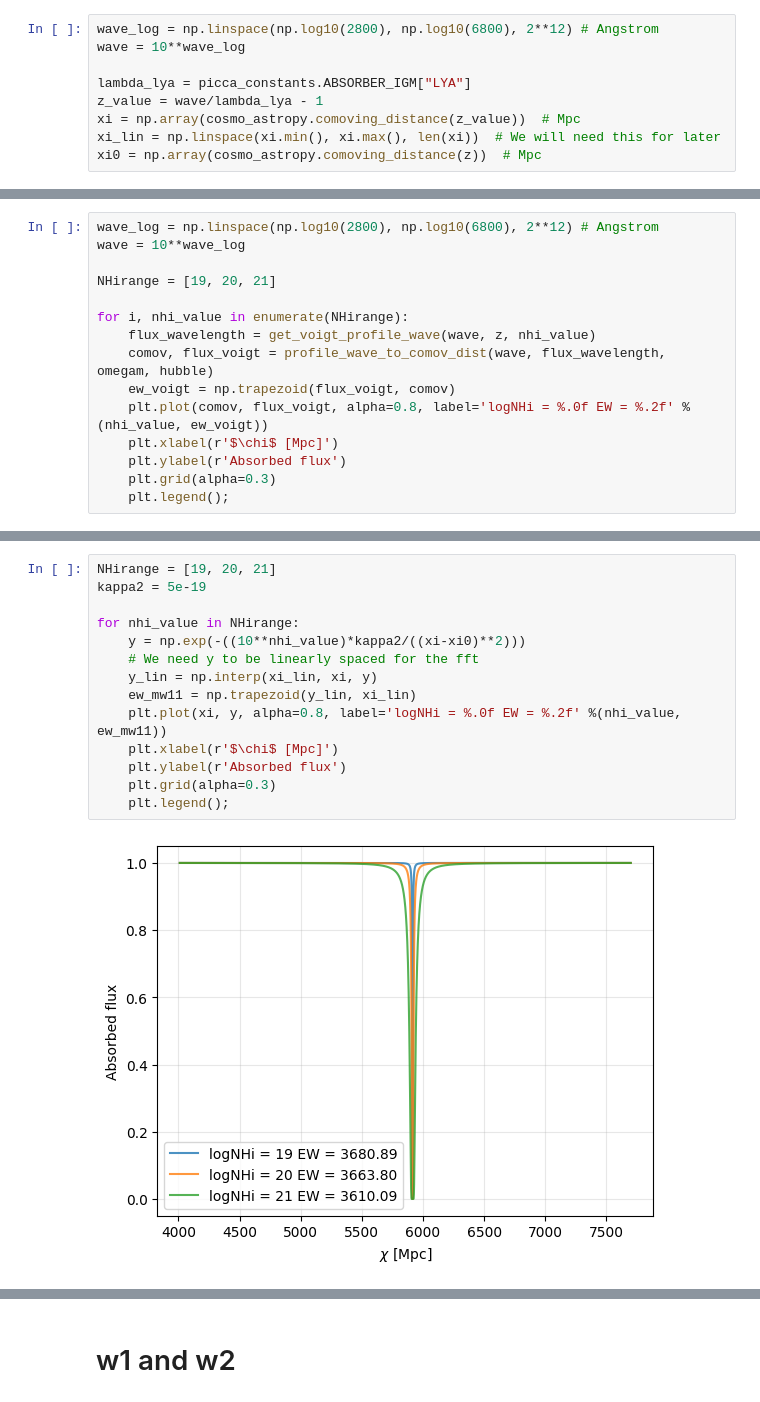
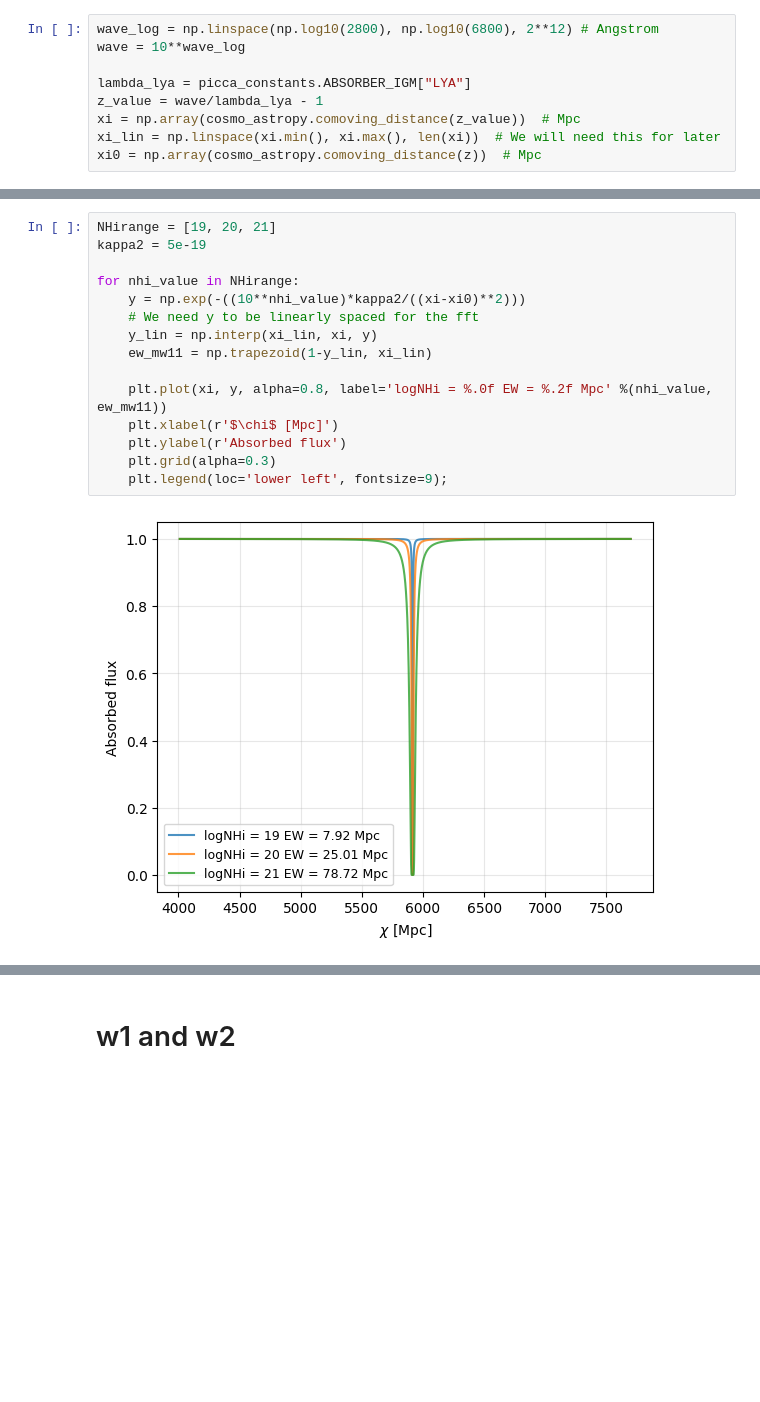
Before and after one commit to andreufont/astrid_hcd, a Jupyter notebook: MW11model/W1W2.ipynb, the cells around one changed output, grey strips where cells are left out. Saved outputs shown, nothing was run; the diff lists cells and outputs as text; blank space fills up the shorter version.

```diff
--- a/MW11model/W1W2.ipynb
+++ b/MW11model/W1W2.ipynb
@@ -118,15 +138,0 @@ from w1_w2 import get_voigt_profile_wave, profile_wave_to_comov_dist
-# %%
-wave_log = np.linspace(np.log10(2800), np.log10(6800), 2**12) # Angstrom
-wave = 10**wave_log
-
-NHirange = [19, 20, 21]
-
-for i, nhi_value in enumerate(NHirange):
-    flux_wavelength = get_voigt_profile_wave(wave, z, nhi_value)
-    comov, flux_voigt = profile_wave_to_comov_dist(wave, flux_wavelength, omegam, hubble)
-    ew_voigt = np.trapezoid(flux_voigt, comov)
-    plt.plot(comov, flux_voigt, alpha=0.8, label='logNHi = %.0f EW = %.2f' %(nhi_value, ew_voigt))
-    plt.xlabel(r'$\chi$ [Mpc]')
-    plt.ylabel(r'Absorbed flux')
-    plt.grid(alpha=0.3)
-    plt.legend();
@@ -149,16 +139,17 @@ xi0 = np.array(cosmo_astropy.comoving_distance(z))  # Mpc
-# %%
-NHirange = [19, 20, 21]
-kappa2 = 5e-19
-
-for nhi_value in NHirange:
-    y = np.exp(-((10**nhi_value)*kappa2/((xi-xi0)**2)))
-    # We need y to be linearly spaced for the fft
-    y_lin = np.interp(xi_lin, xi, y)
-    ew_mw11 = np.trapezoid(y_lin, xi_lin)
-    plt.plot(xi, y, alpha=0.8, label='logNHi = %.0f EW = %.2f' %(nhi_value, ew_mw11))
-    plt.xlabel(r'$\chi$ [Mpc]')
-    plt.ylabel(r'Absorbed flux')
-    plt.grid(alpha=0.3)
-    plt.legend();
-# %% [output]
-[figure, removed]
+# %%
+NHirange = [19, 20, 21]
+kappa2 = 5e-19
+
+for nhi_value in NHirange:
+    y = np.exp(-((10**nhi_value)*kappa2/((xi-xi0)**2)))
+    # We need y to be linearly spaced for the fft
+    y_lin = np.interp(xi_lin, xi, y)
+    ew_mw11 = np.trapezoid(1-y_lin, xi_lin)
+
+    plt.plot(xi, y, alpha=0.8, label='logNHi = %.0f EW = %.2f Mpc' %(nhi_value, ew_mw11))
+    plt.xlabel(r'$\chi$ [Mpc]')
+    plt.ylabel(r'Absorbed flux')
+    plt.grid(alpha=0.3)
+    plt.legend(loc='lower left', fontsize=9);
+# %% [output]
+[figure, added]
```
Also changed, not shown: parts of 37 cells of this notebook, 2 other files.
